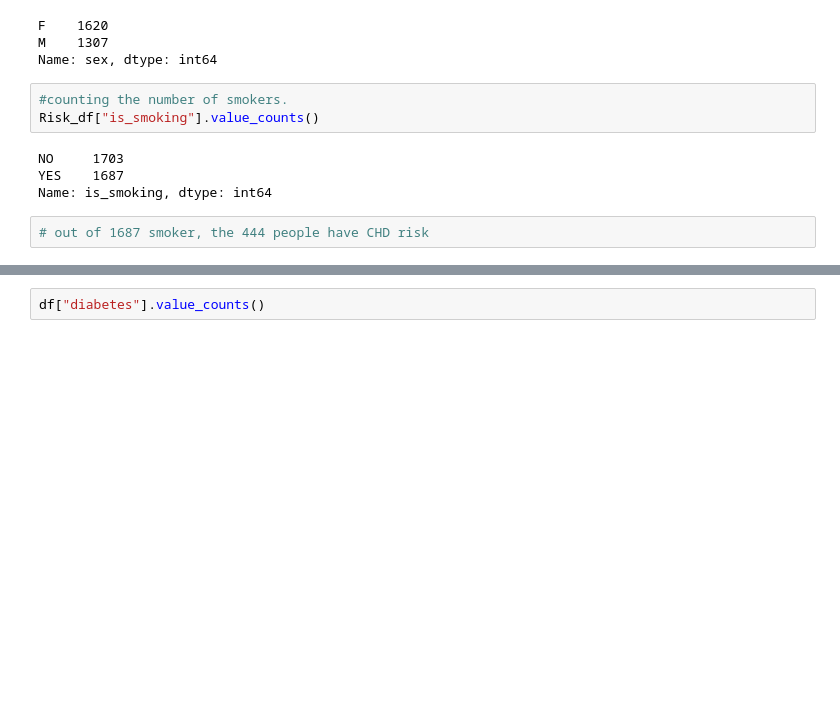
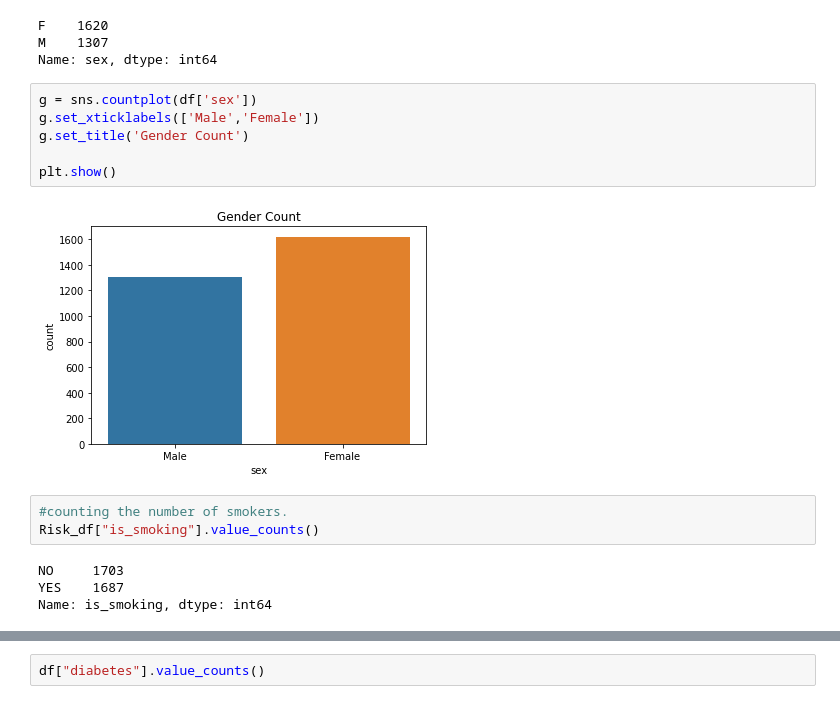
Before and after one commit to Jayesh-Panchal/Supervised-ML-Classification-Cardiovascular-Risk-Prediction-, a Jupyter notebook: Cardiovascular_risk.ipynb, the cells around one changed output, grey strips where cells are left out. Saved outputs shown, nothing was run; the diff lists cells and outputs as text; blank space fills up the shorter version.

```diff
--- a/Cardiovascular_risk.ipynb
+++ b/Cardiovascular_risk.ipynb
@@ -206,6 +207,14 @@ df["sex"].value_counts()
 F    1620
 M    1307
 Name: sex, dtype: int64
+# %%
+g = sns.countplot(df['sex'])
+g.set_xticklabels(['Male','Female'])
+g.set_title('Gender Count')
+
+plt.show()
+# %% [output]
+[figure, added]
 # %%
 #counting the number of smokers.
 Risk_df["is_smoking"].value_counts()
@@ -213,5 +222,3 @@ Risk_df["is_smoking"].value_counts()
 NO     1703
 YES    1687
 Name: is_smoking, dtype: int64
-# %%
-# out of 1687 smoker, the 444 people have CHD risk
```
Also changed, not shown: parts of 35 cells of this notebook.
